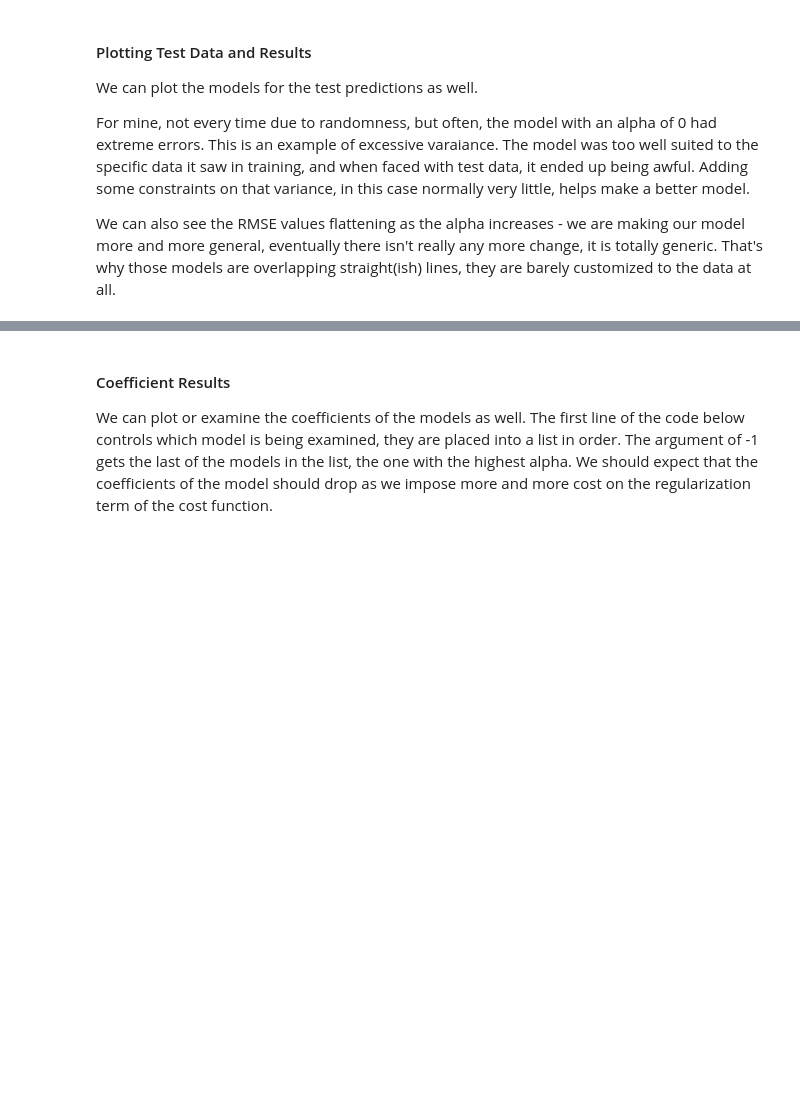
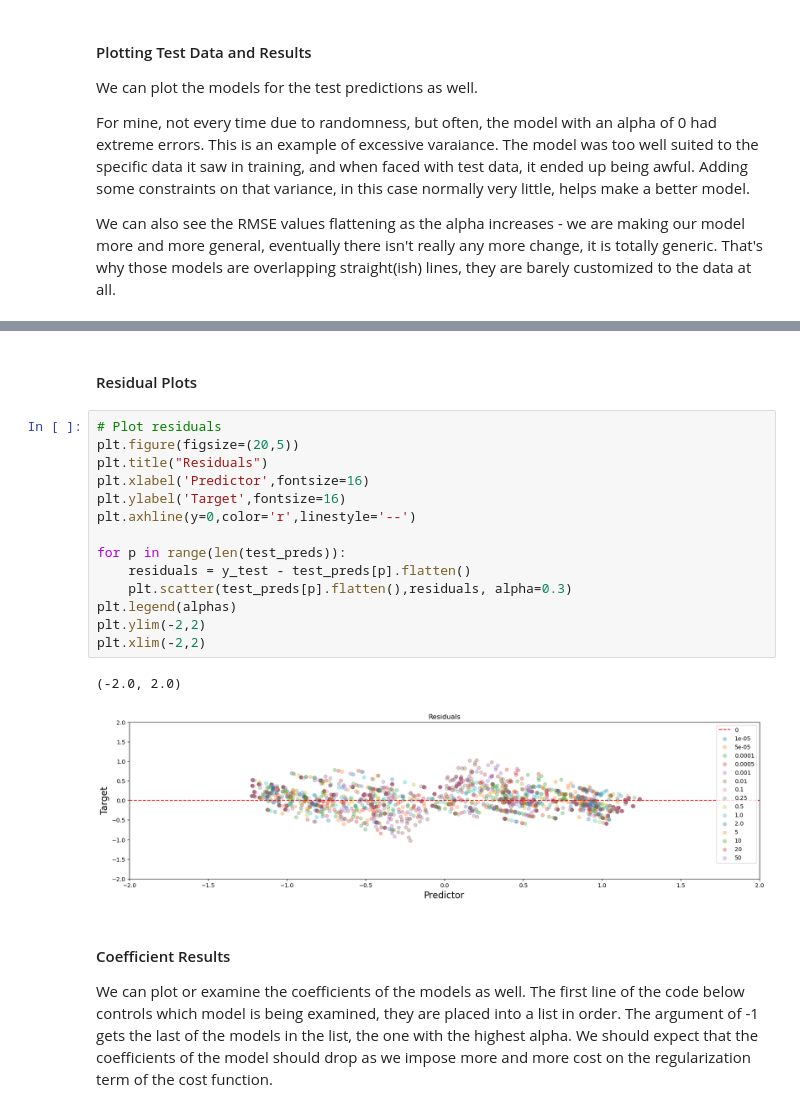
Before and after one commit to glennybarnes/Intro_to_Machine_Learning_Students, a Jupyter notebook: 007_regression_regularization_sol.ipynb, the cells around one changed output, grey strips where cells are left out. Drawn from its saved outputs; the diff is of its cells as text; blank space fills up the shorter version.

```diff
--- a/007_regression_regularization_sol.ipynb
+++ b/007_regression_regularization_sol.ipynb
@@ -413,3 +434,22 @@ for p in range(len(test_preds)):
+# %% [markdown]
+#### Residual Plots
+# %%
+# Plot residuals
+plt.figure(figsize=(20,5))
+plt.title("Residuals")
+plt.xlabel('Predictor',fontsize=16)
+plt.ylabel('Target',fontsize=16)
+plt.axhline(y=0,color='r',linestyle='--')
+
+for p in range(len(test_preds)):
+    residuals = y_test - test_preds[p].flatten()
+    plt.scatter(test_preds[p].flatten(),residuals, alpha=0.3)
+plt.legend(alphas)
+plt.ylim(-2,2)
+plt.xlim(-2,2)
+# %% [output]
+(-2.0, 2.0)
+[figure, added]
 # %% [markdown]
 #### Coefficient Results
 
```
Also changed, not shown: parts of 24 cells of this notebook, 1 other file.
